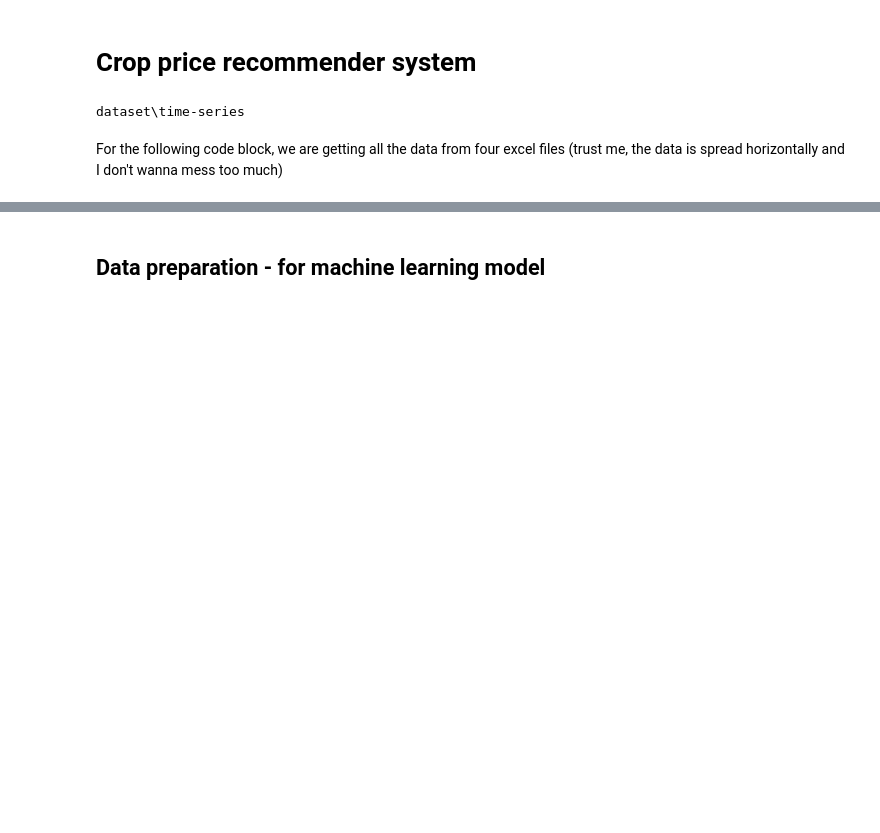
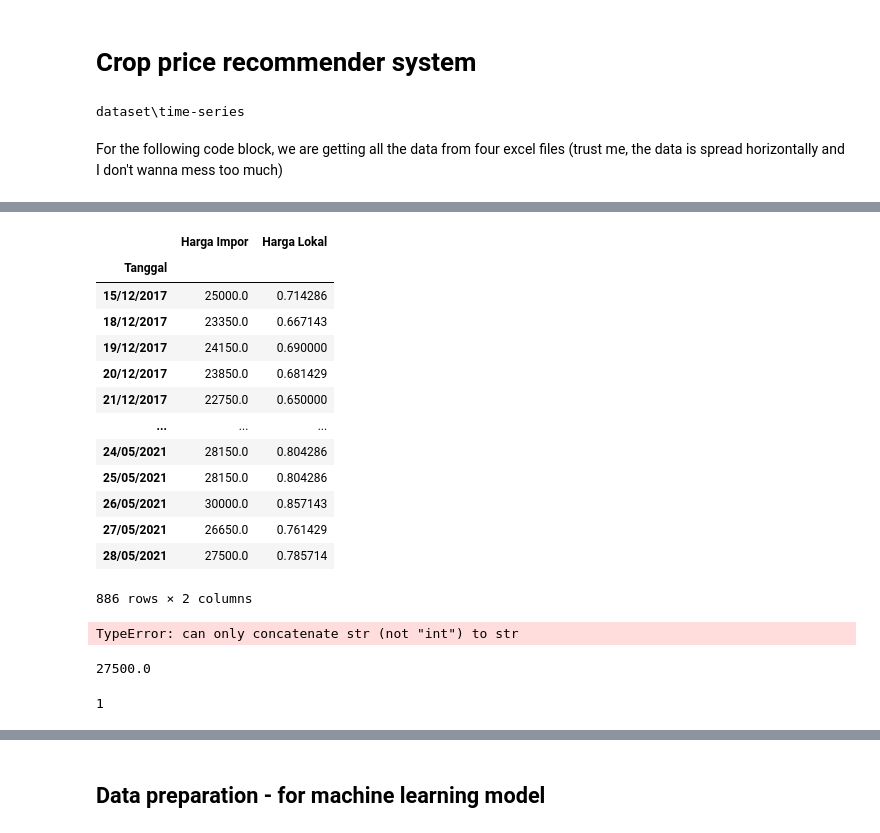
Before and after one commit to dewirizki/bangkit2021_machinelearning, a Jupyter notebook: price-recommender-dev-CNN.ipynb, the cells around one changed output, grey strips where cells are left out. Drawn from its saved outputs; the diff is of its cells as text; code cells hidden in the pictures; blank space fills up the shorter version.

```diff
--- a/price-recommender-dev-CNN.ipynb
+++ b/price-recommender-dev-CNN.ipynb
@@ -64,0 +39,35 @@ HARGA_PANGAN_BERAS = np.delete(HARGA_PANGAN['Beras'].values, 0).astype(int)
+# %%
+_APPLE
+# %% [output]
+|  | Harga Impor | Harga Lokal |
+| Tanggal |  |  |
+| 15/12/2017 | 25000.0 | 0.714286 |
+| 18/12/2017 | 23350.0 | 0.667143 |
+| 19/12/2017 | 24150.0 | 0.690000 |
+| 20/12/2017 | 23850.0 | 0.681429 |
+| 21/12/2017 | 22750.0 | 0.650000 |
+| ... | ... | ... |
+| 24/05/2021 | 28150.0 | 0.804286 |
+| 25/05/2021 | 28150.0 | 0.804286 |
+| 26/05/2021 | 30000.0 | 0.857143 |
+| 27/05/2021 | 26650.0 | 0.761429 |
+| 28/05/2021 | 27500.0 | 0.785714 |
+886 rows × 2 columns
+# %%
+for i in _ORANGE['Harga Lokal'].index:
+    if _ORANGE.loc[i, 'Harga Lokal'] != _ORANGE.loc[i, 'Harga Lokal']:   # check for NaN
+        _temp = np.array([])
+        for j in range(-2, 3):
+            if _ORANGE.loc[i+j, 'Harga Lokal'] == _ORANGE.loc[i+j, 'Harga Lokal']:
+                _temp = np.append(_temp, _ORANGE.loc[j, 'Harga Lokal'])
+        _ORANGE.loc[i, 'Harga Lokal'] = _ORANGE.loc[i-2:i+3, 'Harga Lokal'] / 5
+# %% [output]
+TypeError: can only concatenate str (not "int") to str
+# %%
+_APPLE.loc['28/05/2021', 'Harga Lokal']
+# %% [output]
+27500.0
+# %%
+len(np.shape(np.array(_APPLE['Harga Lokal'])))
+# %% [output]
+1
```
Also changed, not shown: parts of 29 cells of this notebook, 27 other files.
